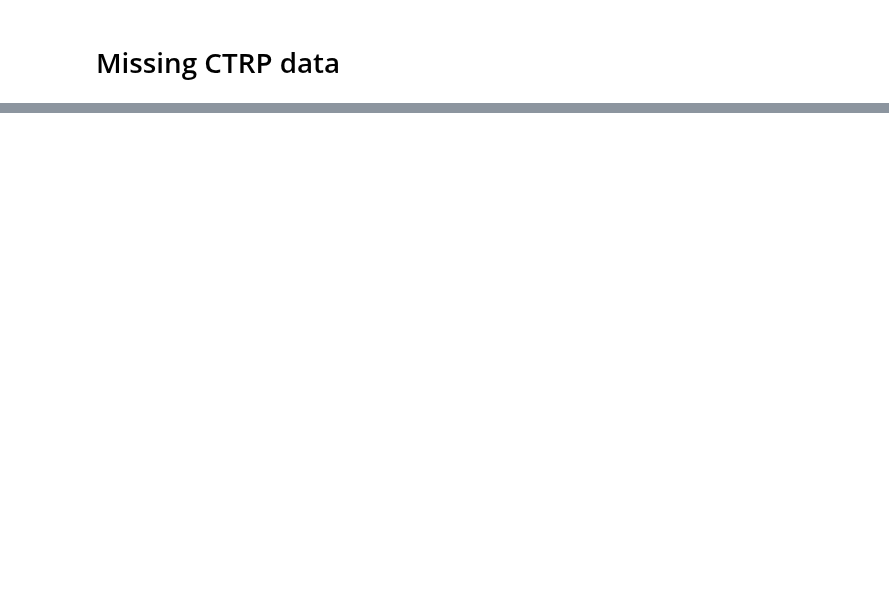
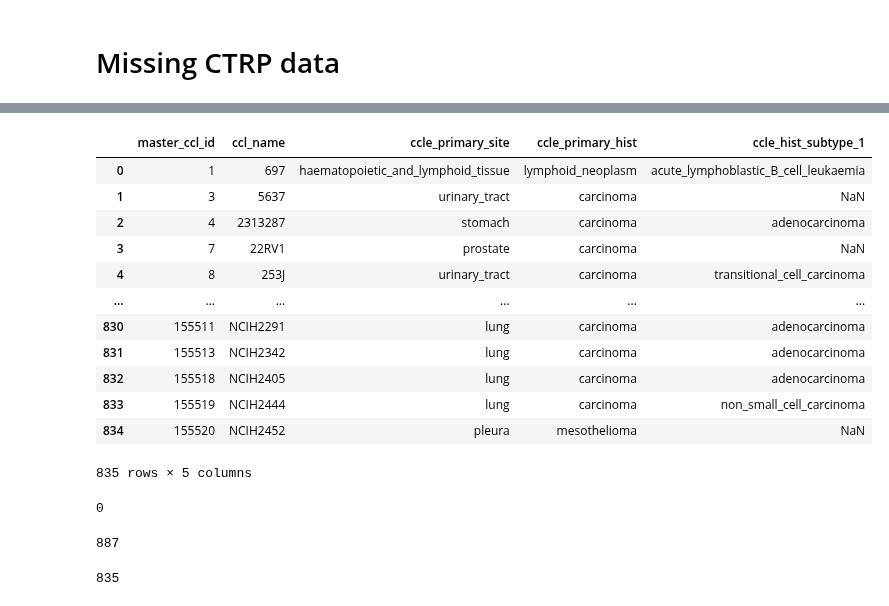
Before and after one commit to lucas-ubm/phc-data-pipeline, a Jupyter notebook: Exploration.ipynb, the cells around one changed output, grey strips where cells are left out. Cells and saved outputs as stored; diff of their text form; code cells hidden in the pictures; blank space fills up the shorter version.

```diff
--- a/Exploration.ipynb
+++ b/Exploration.ipynb
@@ -174,0 +279,17 @@ cell[-200:]
+# %%
+g = pd.read_csv('data/CTRP/ctrp_g.csv', sep='\t')
+g
+# %% [output]
+|  | master_ccl_id | ccl_name | ccle_primary_site | ccle_primary_hist | ccle_hist_subtype_1 |
+| 0 | 1 | 697 | haematopoietic_and_lymphoid_tissue | lymphoid_neoplasm | acute_lymphoblastic_B_cell_leukaemia |
+| 1 | 3 | 5637 | urinary_tract | carcinoma | NaN |
+| 2 | 4 | 2313287 | stomach | carcinoma | adenocarcinoma |
+| 3 | 7 | 22RV1 | prostate | carcinoma | NaN |
+| 4 | 8 | 253J | urinary_tract | carcinoma | transitional_cell_carcinoma |
+| ... | ... | ... | ... | ... | ... |
+| 830 | 155511 | NCIH2291 | lung | carcinoma | adenocarcinoma |
+| 831 | 155513 | NCIH2342 | lung | carcinoma | adenocarcinoma |
+| 832 | 155518 | NCIH2405 | lung | carcinoma | adenocarcinoma |
+| 833 | 155519 | NCIH2444 | lung | carcinoma | non_small_cell_carcinoma |
+| 834 | 155520 | NCIH2452 | pleura | mesothelioma | NaN |
+835 rows × 5 columns
@@ -174,0 +298,17 @@ cell[-200:]
+# %%
+miss = []
+for i in g['ccl_name'].unique():
+    if i not in poz:
+        miss.append(i)
+
+print(len(miss))
+# %% [output]
+0
+# %%
+len(poz)
+# %% [output]
+887
+# %%
+len(g['ccl_name'].unique())
+# %% [output]
+835
```
Also changed, not shown: parts of 28 cells of this notebook, 3 other files.
